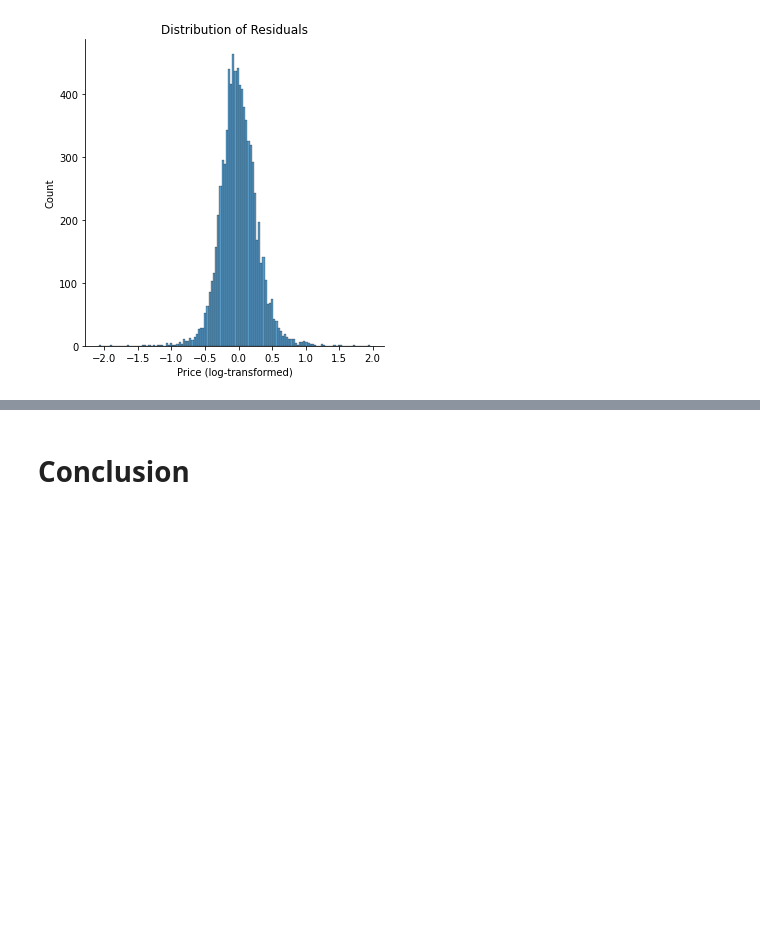
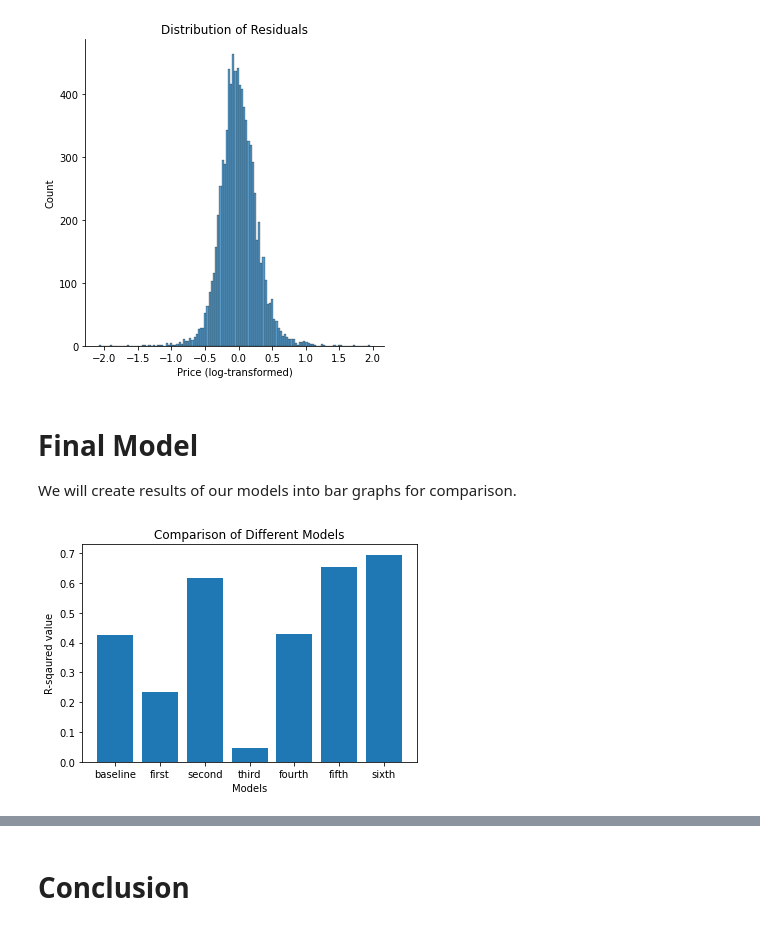
Before and after one commit to jaeheonk817/KCHA_Project, a Jupyter notebook: jaeheonkim.ipynb, the cells around one changed output, grey strips where cells are left out. Cells and saved outputs as stored; diff of their text form; code cells hidden in the pictures; blank space fills up the shorter version.

Commit message:
second commit: finished notebook

```diff
--- a/jaeheonkim.ipynb
+++ b/jaeheonkim.ipynb
@@ -798,12 +804,12 @@ X_test_final = X_test_ohe
 model_3 = LinearRegression()
 model_3.fit(X_train_final, y_train)
 y_hat = model_3.predict(X_test_final)
-
 residual = y_test-y_hat
 
 r2 = metrics.r2_score(y_test, y_hat)
 rmse = metrics.mean_squared_error(y_test, y_hat, squared=False)
-
+result_model_3 = [r2, rmse]
+results.append(result_model_3)
 
 print('R^2:  ', r2)
 print('RMSE: ', rmse)
@@ -843,7 +849,8 @@ residual = y_test - y_hat
 
 r2 = metrics.r2_score(y_test, y_hat)
 rmse = metrics.mean_squared_error(y_test, y_hat, squared=False)
-
+result_model_4 = [r2, rmse]
+results.append(result_model_4)
 
 print('R^2:  ', r2)
 print('RMSE: ', rmse)
@@ -916,13 +923,13 @@ X_test_final = pd.concat([X_test_scaled, X_test_oe, X_test_ohe], axis=1)
 # Fit / Predict / Results
 model_5 = LinearRegression()
 model_5.fit(X_train_final, y_train)
-
 y_hat = model_5.predict(X_test_final)
 residual = y_test - y_hat
 
 r2 = metrics.r2_score(y_test, y_hat)
 rmse = metrics.mean_squared_error(y_test, y_hat, squared=False)
-
+result_model_5= [r2, rmse]
+results.append(result_model_5)
 
 print('R^2:  ', r2)
 print('RMSE: ', rmse)
@@ -1017,15 +1024,15 @@ X_train_final = pd.concat([X_train_scaled, X_train_oe], axis=1)
 X_test_final = pd.concat([X_test_scaled, X_test_oe], axis=1)
 # %%
 # Fit / Predict / Results
-model_5 = LinearRegression()
-model_5.fit(X_train_final, y_train)
-
-y_hat = model_5.predict(X_test_final)
+model_6 = LinearRegression()
+model_6.fit(X_train_final, y_train)
+y_hat = model_6.predict(X_test_final)
 residual = y_test - y_hat
 
 r2 = metrics.r2_score(y_test, y_hat)
-rmse = metrics.mean_squared_error((y_test), (y_hat), squared=False)
-
+rmse = metrics.mean_squared_error(np.exp(y_test), np.exp(y_hat), squared=False)
+result_model_6 = [r2, rmse]
+results.append(result_model_6)
 
 print('R^2:  ', r2)
 print('RMSE: ', rmse)
@@ -1069,3 +1076,22 @@ plt.show()
 # %% [output]
 [figure]
 [figure]
+# %% [markdown]
+# Final Model
+We will create results of our models into bar graphs for comparison.
+# %%
+# Define the x-coordinates, heights and colors of the bars
+x = ['baseline', 'first', 'second', 'third', 'fourth', 'fifth', 'sixth']
+heights = [result[0] for result in results]
+
+# Create an axis object and plot the bar chart
+fig, ax = plt.subplots()
+ax.bar(x, heights)
+
+# Plot
+ax.set_xlabel('Models')
+ax.set_ylabel('R-sqaured value')
+ax.set_title('Comparison of Different Models')
+plt.show()
+# %% [output]
+[figure, added]
```
Also changed, not shown: parts of 10 cells of this notebook.
